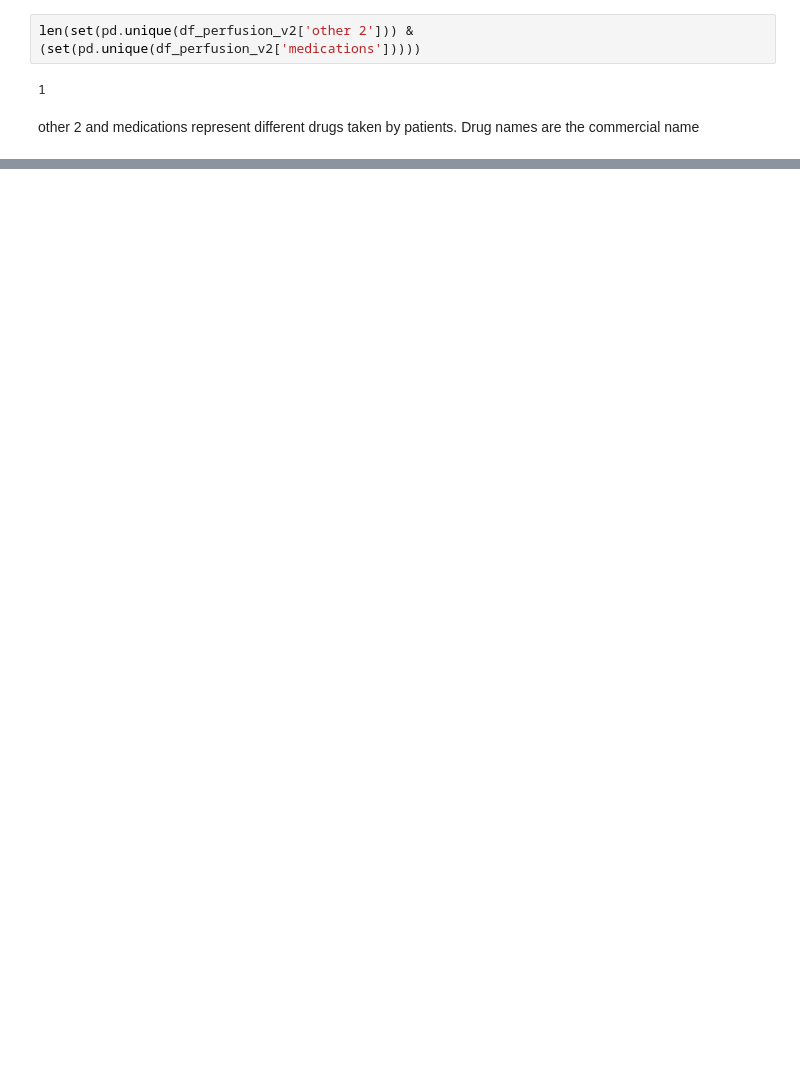
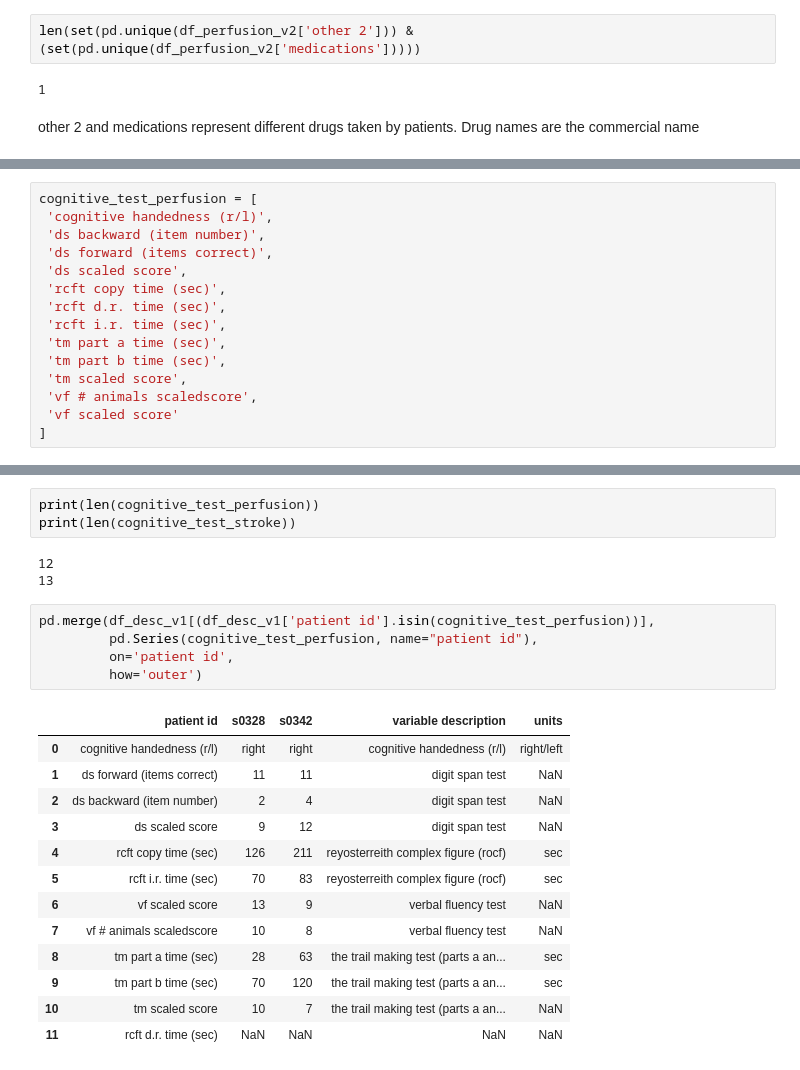
Before and after one commit to victoriafathi/DiabetesFork, a Jupyter notebook: notebooks/merging.ipynb, the cells around one changed output, grey strips where cells are left out. Drawn from its saved outputs; the diff is of its cells as text; blank space fills up the shorter version.

```diff
--- a/notebooks/merging.ipynb
+++ b/notebooks/merging.ipynb
@@ -433,0 +1315,15 @@ df_stroke_v2.shape
+# %%
+cognitive_test_perfusion = [
+ 'cognitive handedness (r/l)',
+ 'ds backward (item number)',
+ 'ds forward (items correct)',
+ 'ds scaled score',
+ 'rcft copy time (sec)',
+ 'rcft d.r. time (sec)',
+ 'rcft i.r. time (sec)',
+ 'tm part a time (sec)',
+ 'tm part b time (sec)',
+ 'tm scaled score',
+ 'vf # animals scaledscore',
+ 'vf scaled score'
+]
@@ -433,0 +1345,25 @@ df_stroke_v2.shape
+# %%
+print(len(cognitive_test_perfusion))
+print(len(cognitive_test_stroke))
+# %% [output]
+12
+13
+# %%
+pd.merge(df_desc_v1[(df_desc_v1['patient id'].isin(cognitive_test_perfusion))],
+         pd.Series(cognitive_test_perfusion, name="patient id"),
+         on='patient id',
+         how='outer')
+# %% [output]
+|  | patient id | s0328 | s0342 | variable description | units |
+| 0 | cognitive handedness (r/l) | right | right | cognitive handedness (r/l) | right/left |
+| 1 | ds forward (items correct) | 11 | 11 | digit span test | NaN |
+| 2 | ds backward (item number) | 2 | 4 | digit span test | NaN |
+| 3 | ds scaled score | 9 | 12 | digit span test | NaN |
+| 4 | rcft copy time (sec) | 126 | 211 | reyosterreith complex figure (rocf) | sec |
+| 5 | rcft i.r. time (sec) | 70 | 83 | reyosterreith complex figure (rocf) | sec |
+| 6 | vf scaled score | 13 | 9 | verbal fluency test | NaN |
+| 7 | vf # animals scaledscore | 10 | 8 | verbal fluency test | NaN |
+| 8 | tm part a time (sec) | 28 | 63 | the trail making test (parts a an... | sec |
+| 9 | tm part b time (sec) | 70 | 120 | the trail making test (parts a an... | sec |
+| 10 | tm scaled score | 10 | 7 | the trail making test (parts a an... | NaN |
+| 11 | rcft d.r. time (sec) | NaN | NaN | NaN | NaN |
```
Also changed, not shown: parts of 145 cells of this notebook, 1 other file.
